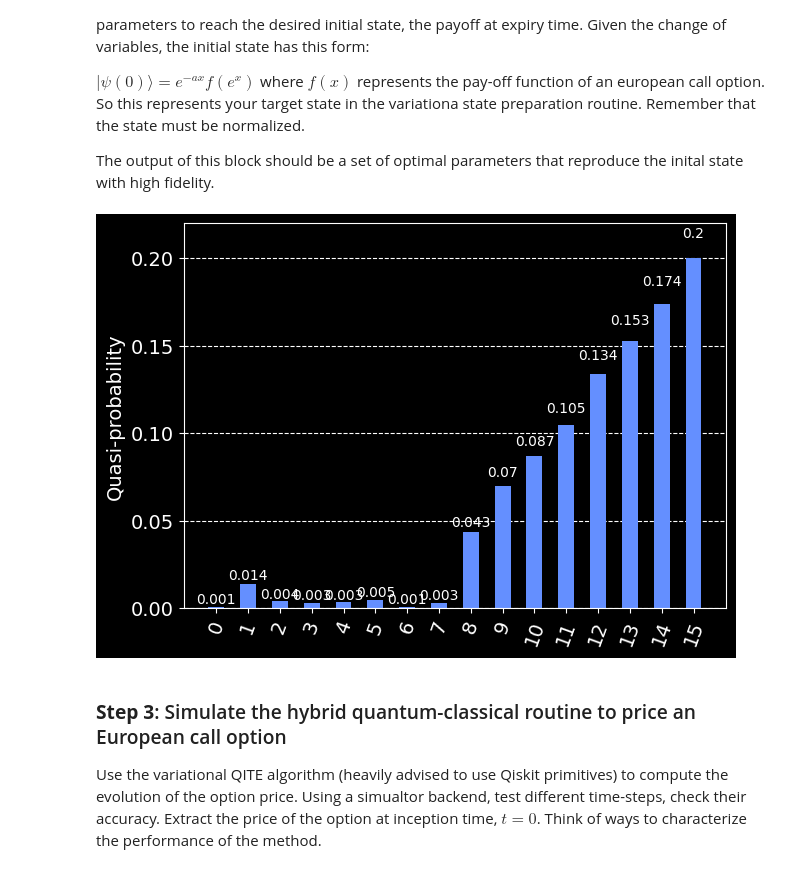
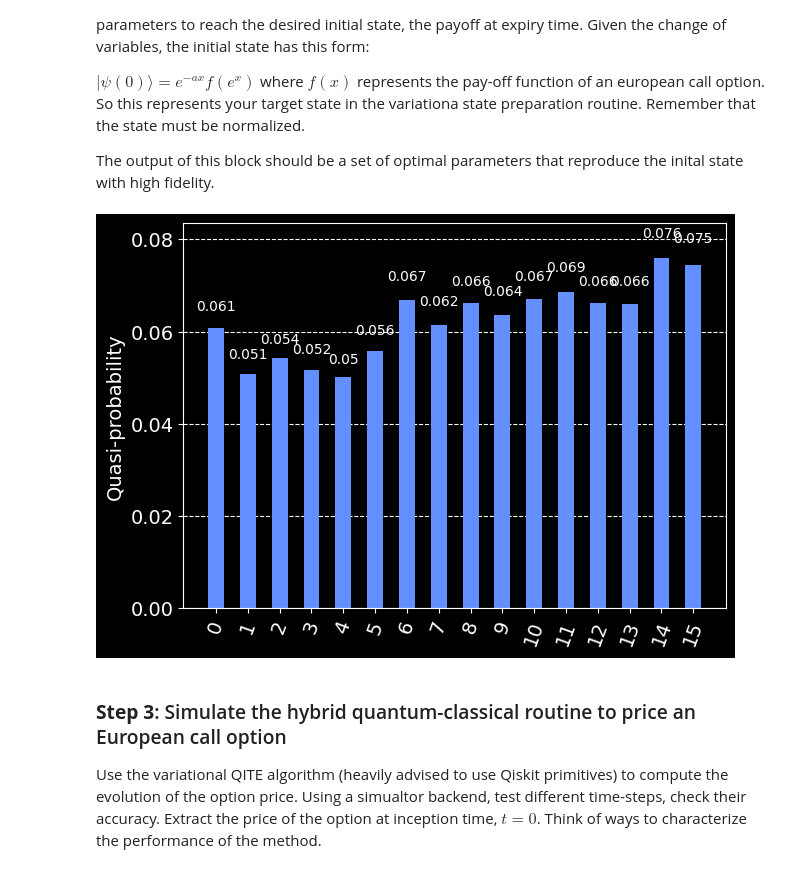
Before and after one commit to FelixXu35/Qisikit_Hackathon_BCN, a Jupyter notebook: Moodys_challenge.ipynb, the cells around one changed output. Saved outputs shown, nothing was run; the diff lists cells and outputs as text; code cells hidden in the pictures.

```diff
--- a/Moodys_challenge.ipynb
+++ b/Moodys_challenge.ipynb
@@ -291,10 +291,20 @@ import matplotlib.pylab as plt
 from qiskit.visualization import plot_histogram
 from qiskit.quantum_info import Statevector
 
+K = 100 # strike price
+sigma = 0.4 # volatility in %
+T= 1
+r = 0
+Smin = 50
+Smax = 150
+Nqubits = 4
+delta = (Smax - Smin)/(2**Nqubits-1)
+a = 0.5 - r/sigma**2
+
 n_qubits = 4
 rep = 2
 backend = Aer.get_backend('aer_simulator_statevector')
-optimizer = SPSA(maxiter=1e3)
+optimizer = SPSA(maxiter=2e3)
 
 def counts_to_distr(counts):
     """
@@ -318,16 +328,17 @@ def creat_target_distr(n_qubits, cross_over):
     cross_over is the last zero point
     """
     n_states = 2**n_qubits
+    S = np.linspace(Smin, Smax, n_states)
+    var_x = np.log(S)
     if cross_over >= n_states:
         raise Exception("open your eyes mate")
-    end = n_states-cross_over-1
-    cumulant = sum(np.linspace(1, end, end)**2)
     target_distr = {}
     for i in range(n_states):
-        if i < cross_over:
-            target_distr[i] = 0
-        else:
-            target_distr[i] = (i - cross_over)**2 / cumulant
+        u = (np.exp(var_x[i]) - cross_over) / np.exp(a*var_x[i])
+        target_distr[i] = u
+    cumulant = sum(target_distr.values())
+    for i in range(n_states):
+        target_distr[i] = target_distr[i]/cumulant
     return target_distr
 
 def cost_func_1(params):
@@ -346,34 +357,34 @@ def cost_func_1(params):
         abs(target_distr.get(i, 0) - output_distr.get(i, 0))
         for i in range(2**n_qubits)
     )
     return cost
 
 # initialization
 params = np.zeros(n_qubits + rep*(2*n_qubits-1))
 target_distr = creat_target_distr(
     n_qubits=4,
     cross_over=6
 )
 
 # optimization
 result = optimizer.minimize(
     fun=cost_func_1,
     x0=params)
 
 # Obtain the output distribution using the final parameters
 qc = ansatz(result.x, n_qubits=n_qubits, rep=rep)
 qc_t = transpile(qc,  backend)
 final_result = backend.run(qc_t, shots=1e6).result()
 counts = final_result.get_counts()
 output_amp = counts_to_amp(counts)
 for i in range(2**n_qubits):
     if i in output_amp:
         pass
     else:
         output_amp[i] = 0
 display(plot_histogram(output_amp))
 # %% [output]
-[figure, old version]
+[figure, new version]
 # %% [markdown]
 ### **Step 3**: Simulate the hybrid quantum-classical routine to price an European call option
 
```
Also changed, not shown: parts of 4 cells of this notebook.
